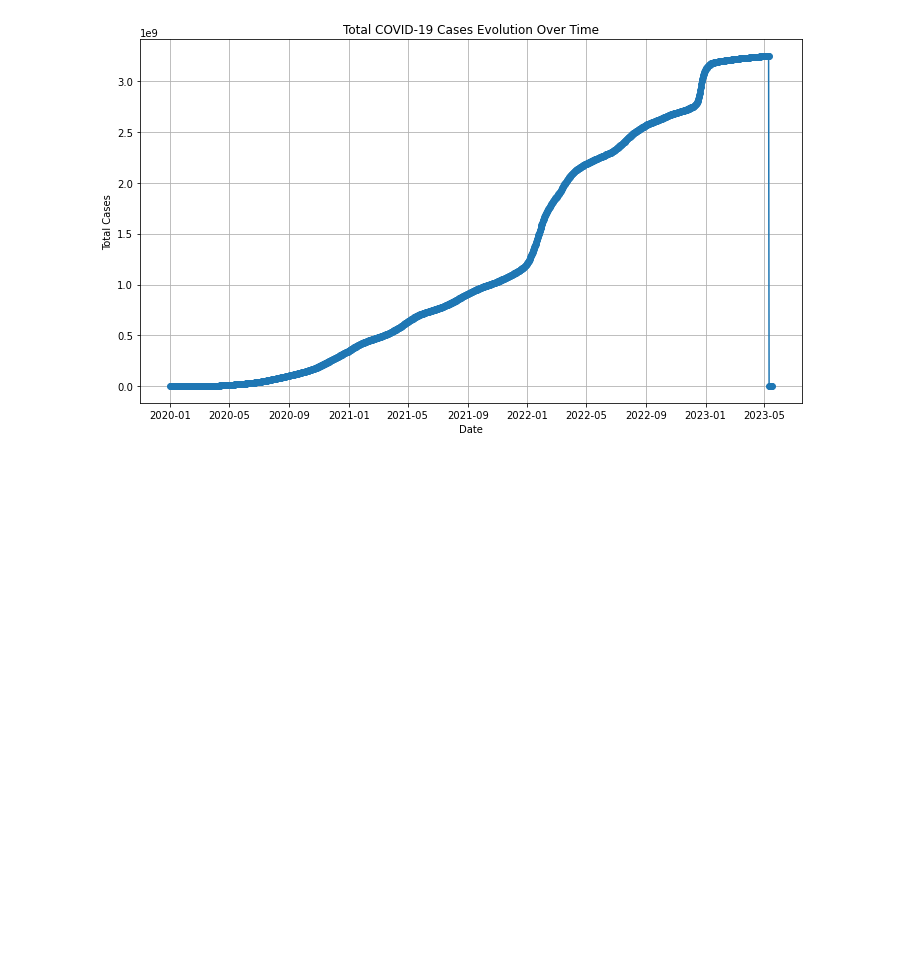
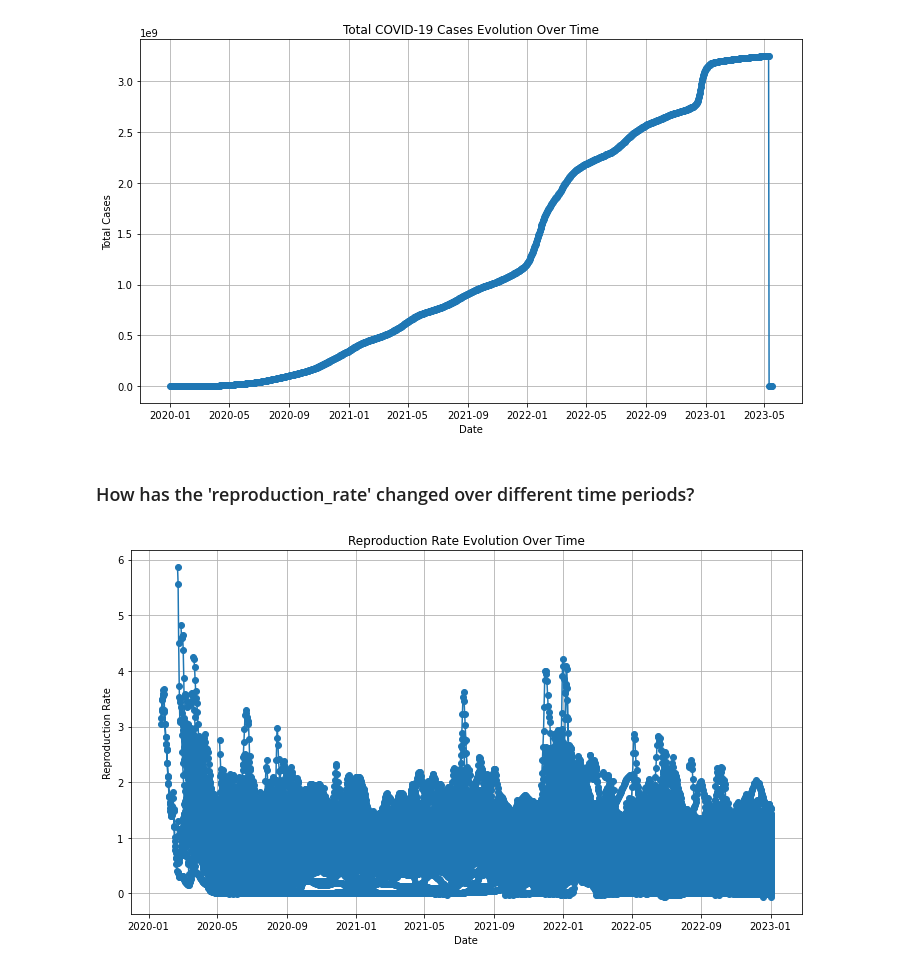
Before and after one commit to QiCai1995/COVID-19-Impact, a Jupyter notebook: Practice.ipynb, the cells around one changed output. Drawn from its saved outputs; the diff is of its cells as text; code cells hidden in the pictures; blank space fills up the shorter version.

```diff
--- a/Practice.ipynb
+++ b/Practice.ipynb
@@ -203,3 +203,21 @@ plt.tight_layout()
 plt.show()
 # %% [output]
 [figure]
+# %% [markdown]
+### How has the 'reproduction_rate' changed over different time periods?
+# %%
+# Create a line plot for 'reproduction_rate' over time
+plt.figure(figsize=(10, 6))  # Adjust figure size if needed
+plt.plot(df['date'], df['reproduction_rate'], marker='o')
+
+# Customize the plot
+plt.title('Reproduction Rate Evolution Over Time')
+plt.xlabel('Date')
+plt.ylabel('Reproduction Rate')
+plt.grid(True)
+
+# Show the plot
+plt.tight_layout()
+plt.show()
+# %% [output]
+[figure, added]
```
